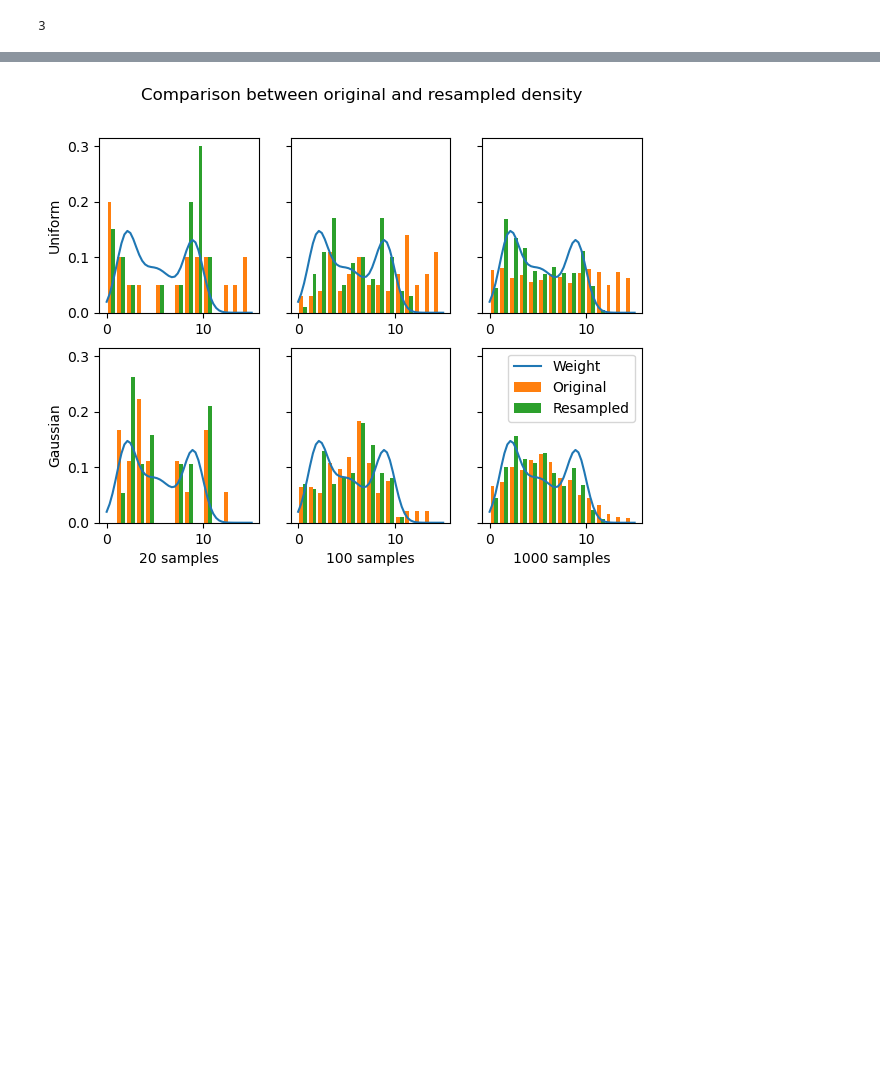
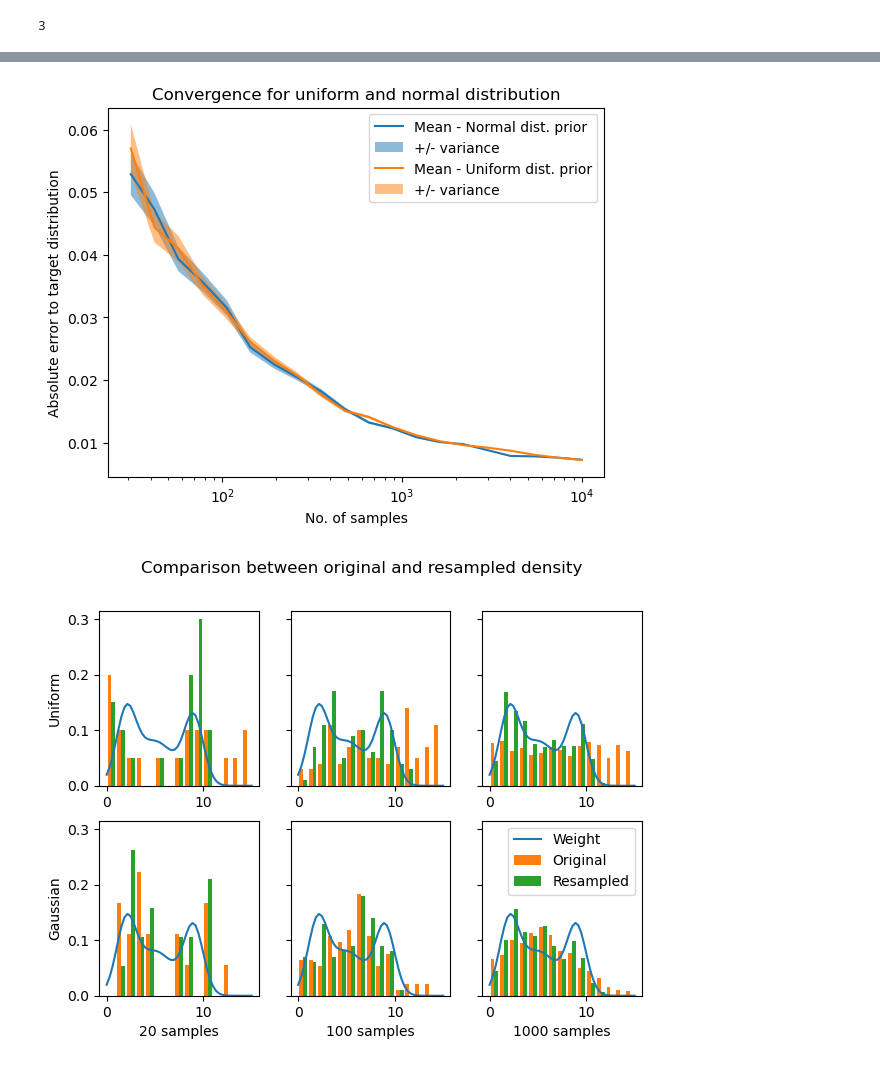
Before and after one commit to julebarn/REX2024, a Jupyter notebook: monto-carlo.ipynb, the cells around one changed output, grey strips where cells are left out. Cells and saved outputs as stored; diff of their text form; code cells hidden in the pictures; blank space fills up the shorter version.

```diff
--- a/monto-carlo.ipynb
+++ b/monto-carlo.ipynb
@@ -191,0 +272,4 @@ plt.savefig("density.pdf")
+# %%
+p_pdf = lambda x: .3*norm(2,1).pdf(x) + .4*norm(5,2).pdf(x) + .3*norm(9,1).pdf(x)
+p_lut = np.array([p_pdf(x) for x in bins[:-1]])
+p_lut = (p_lut / p_lut.sum()) * 2
@@ -192,3 +319,26 @@ plt.savefig("density.pdf")
+# %%
+n_mean, n_var = np.array(norm_err).T
+u_mean, u_var = np.array(unif_err).T
+
+x = search
+
+plt.plot(x, n_mean)
+plt.fill_between(x, n_mean-(n_var), n_mean+n_var, alpha=.5)
+
+plt.plot(x, u_mean)
+plt.fill_between(x, u_mean-(u_var), u_mean+u_var, alpha=.5)
+
+plt.xlabel("No. of samples")
+plt.ylabel("Absolute error to target distribution")
+plt.title("Convergence for uniform and normal distribution")
+
+plt.legend(["Mean - Normal dist. prior","+/- variance",
+            "Mean - Uniform dist. prior","+/- variance"])
+
+plt.xscale("log")
+plt.savefig("converge.pdf")
+# %% [output]
+[figure, added]
 # %%
 sampler = rand.choice
 
```
Also changed, not shown: parts of 7 cells of this notebook.
